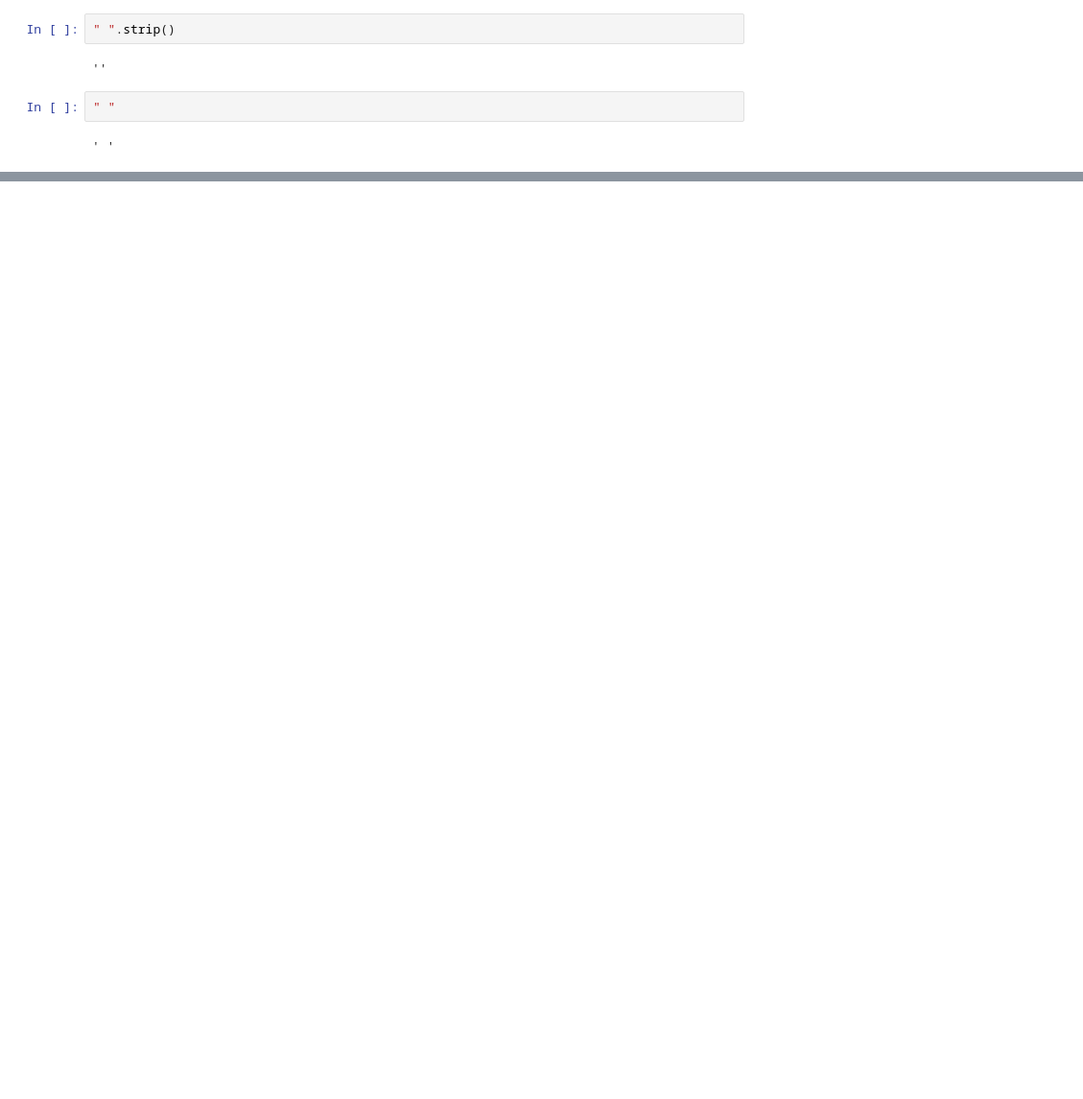
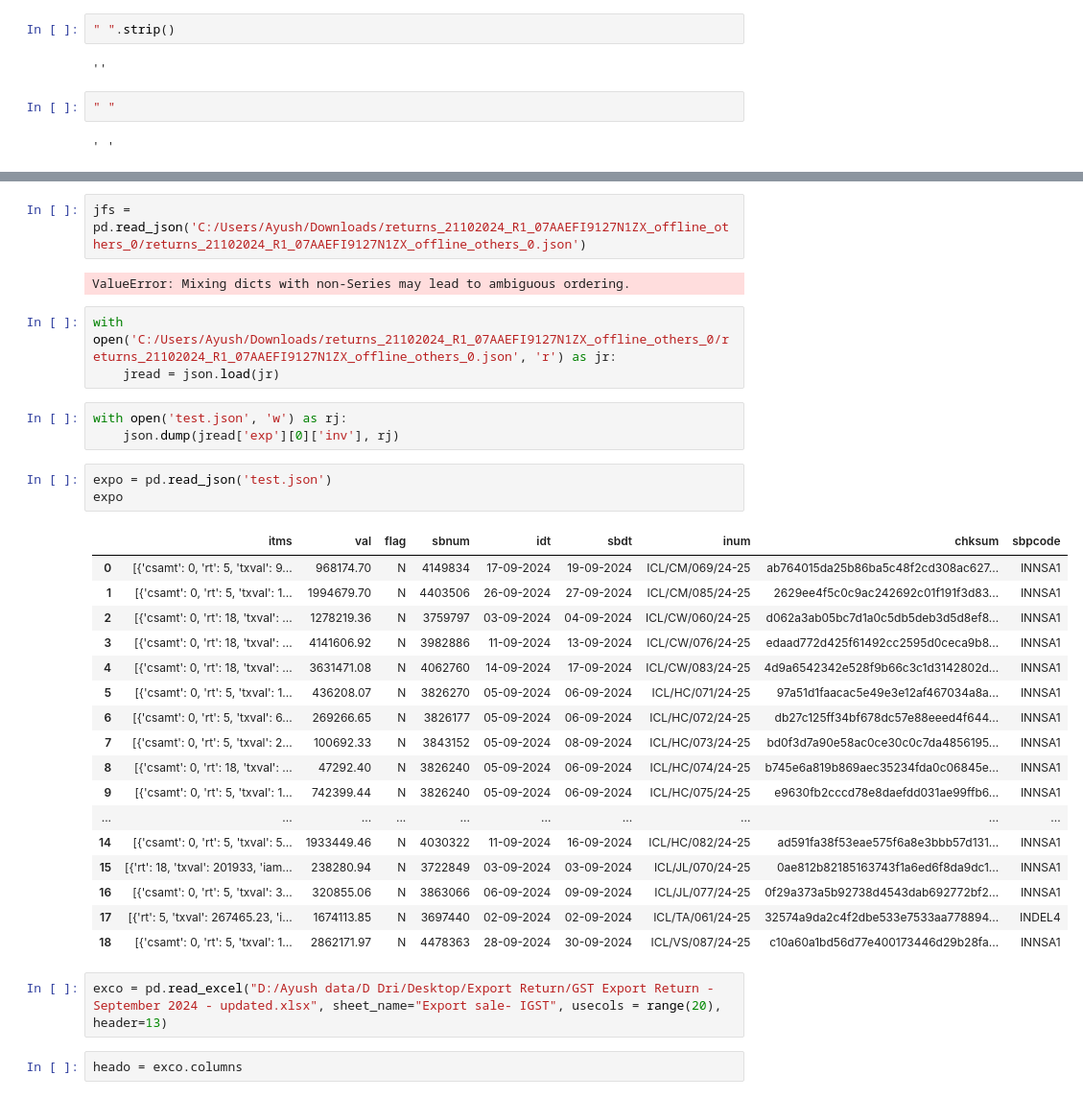
Before and after one commit to AysNyl/data-version-control-testing, a Jupyter notebook: notebooks/bhav-data-gen.ipynb, the cells around one changed output, grey strips where cells are left out. Shown at 96% size. Saved outputs shown, nothing was run; the diff lists cells and outputs as text; blank space fills up the shorter version.

```diff
--- a/notebooks/bhav-data-gen.ipynb
+++ b/notebooks/bhav-data-gen.ipynb
@@ -269,0 +358,35 @@ bd24['SYMBOL']
+# %%
+jfs = pd.read_json('C:/Users/Ayush/Downloads/returns_21102024_R1_07AAEFI9127N1ZX_offline_others_0/returns_21102024_R1_07AAEFI9127N1ZX_offline_others_0.json')
+# %% [output]
+ValueError: Mixing dicts with non-Series may lead to ambiguous ordering.
+# %%
+with open('C:/Users/Ayush/Downloads/returns_21102024_R1_07AAEFI9127N1ZX_offline_others_0/returns_21102024_R1_07AAEFI9127N1ZX_offline_others_0.json', 'r') as jr:
+    jread = json.load(jr)
+# %%
+with open('test.json', 'w') as rj:
+    json.dump(jread['exp'][0]['inv'], rj)
+# %%
+expo = pd.read_json('test.json')
+expo
+# %% [output]
+|  | itms | val | flag | sbnum | idt | sbdt | inum | chksum | sbpcode |
+| 0 | [{'csamt': 0, 'rt': 5, 'txval': 9... | 968174.70 | N | 4149834 | 17-09-2024 | 19-09-2024 | ICL/CM/069/24-25 | ab764015da25b86ba5c48f2cd308ac627... | INNSA1 |
+| 1 | [{'csamt': 0, 'rt': 5, 'txval': 1... | 1994679.70 | N | 4403506 | 26-09-2024 | 27-09-2024 | ICL/CM/085/24-25 | 2629ee4f5c0c9ac242692c01f191f3d83... | INNSA1 |
+| 2 | [{'csamt': 0, 'rt': 18, 'txval': ... | 1278219.36 | N | 3759797 | 03-09-2024 | 04-09-2024 | ICL/CW/060/24-25 | d062a3ab05bc7d1a0c5db5deb3d5d8ef8... | INNSA1 |
+| 3 | [{'csamt': 0, 'rt': 18, 'txval': ... | 4141606.92 | N | 3982886 | 11-09-2024 | 13-09-2024 | ICL/CW/076/24-25 | edaad772d425f61492cc2595d0ceca9b8... | INNSA1 |
+| 4 | [{'csamt': 0, 'rt': 18, 'txval': ... | 3631471.08 | N | 4062760 | 14-09-2024 | 17-09-2024 | ICL/CW/083/24-25 | 4d9a6542342e528f9b66c3c1d3142802d... | INNSA1 |
+| 5 | [{'csamt': 0, 'rt': 5, 'txval': 1... | 436208.07 | N | 3826270 | 05-09-2024 | 06-09-2024 | ICL/HC/071/24-25 | 97a51d1faacac5e49e3e12af467034a8a... | INNSA1 |
+| 6 | [{'csamt': 0, 'rt': 5, 'txval': 6... | 269266.65 | N | 3826177 | 05-09-2024 | 06-09-2024 | ICL/HC/072/24-25 | db27c125ff34bf678dc57e88eeed4f644... | INNSA1 |
+| 7 | [{'csamt': 0, 'rt': 5, 'txval': 2... | 100692.33 | N | 3843152 | 05-09-2024 | 08-09-2024 | ICL/HC/073/24-25 | bd0f3d7a90e58ac0ce30c0c7da4856195... | INNSA1 |
+| 8 | [{'csamt': 0, 'rt': 18, 'txval': ... | 47292.40 | N | 3826240 | 05-09-2024 | 06-09-2024 | ICL/HC/074/24-25 | b745e6a819b869aec35234fda0c06845e... | INNSA1 |
+| 9 | [{'csamt': 0, 'rt': 5, 'txval': 1... | 742399.44 | N | 3826240 | 05-09-2024 | 06-09-2024 | ICL/HC/075/24-25 | e9630fb2cccd78e8daefdd031ae99ffb6... | INNSA1 |
+| ... | ... | ... | ... | ... | ... | ... | ... | ... | ... |
+| 14 | [{'csamt': 0, 'rt': 5, 'txval': 5... | 1933449.46 | N | 4030322 | 11-09-2024 | 16-09-2024 | ICL/HC/082/24-25 | ad591fa38f53eae575f6a8e3bbb57d131... | INNSA1 |
+| 15 | [{'rt': 18, 'txval': 201933, 'iam... | 238280.94 | N | 3722849 | 03-09-2024 | 03-09-2024 | ICL/JL/070/24-25 | 0ae812b82185163743f1a6ed6f8da9dc1... | INNSA1 |
+| 16 | [{'csamt': 0, 'rt': 5, 'txval': 3... | 320855.06 | N | 3863066 | 06-09-2024 | 09-09-2024 | ICL/JL/077/24-25 | 0f29a373a5b92738d4543dab692772bf2... | INNSA1 |
+| 17 | [{'rt': 5, 'txval': 267465.23, 'i... | 1674113.85 | N | 3697440 | 02-09-2024 | 02-09-2024 | ICL/TA/061/24-25 | 32574a9da2c4f2dbe533e7533aa778894... | INDEL4 |
+| 18 | [{'csamt': 0, 'rt': 5, 'txval': 1... | 2862171.97 | N | 4478363 | 28-09-2024 | 30-09-2024 | ICL/VS/087/24-25 | c10a60a1bd56d77e400173446d29b28fa... | INNSA1 |
+# %%
+exco = pd.read_excel("D:/Ayush data/D Dri/Desktop/Export Return/GST Export Return - September 2024 - updated.xlsx", sheet_name="Export sale- IGST", usecols = range(20), header=13)
+# %%
+heado = exco.columns
```
Also changed, not shown: parts of 35 cells of this notebook, 4 other files.
